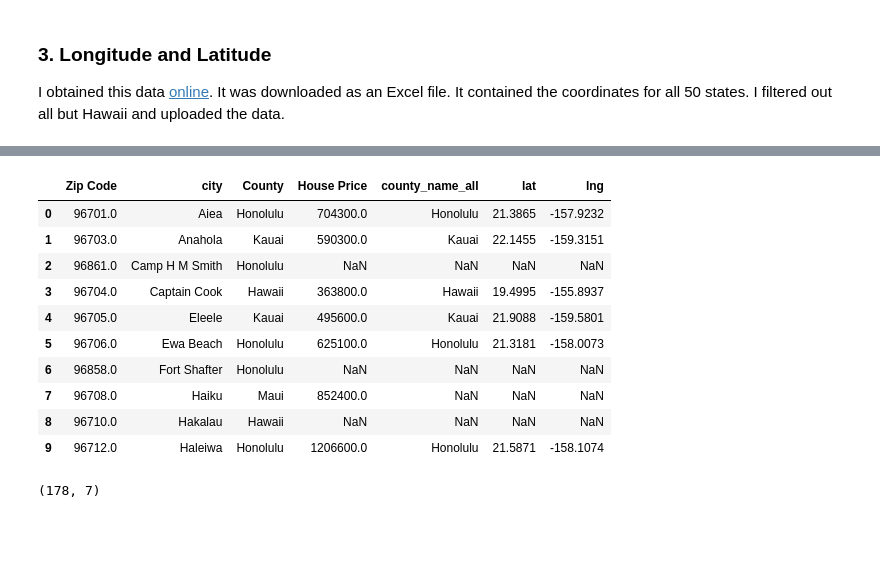
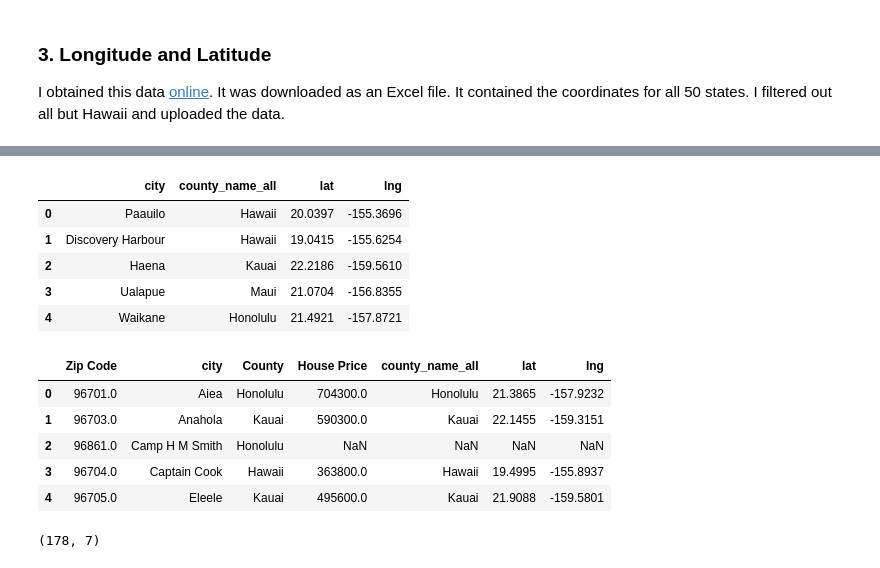
Before and after one commit to Maddienis/Coursera_Capstone, a Jupyter notebook: Hawaii House Prices & Venues.ipynb, the cells around one changed output, grey strips where cells are left out. Drawn from its saved outputs; the diff is of its cells as text; code cells hidden in the pictures; blank space fills up the shorter version.

```diff
--- a/Hawaii House Prices & Venues.ipynb
+++ b/Hawaii House Prices & Venues.ipynb
@@ -151,0 +101,4 @@ In Excel I removed duplicate cities that were missing house price data.
+# %%
+path = 'hawaii_no_dups.csv'
+hawaii_house = pd.read_csv(path)
+hawaii_house.head()
@@ -165,20 +116,26 @@ I obtained this data [online](https://simplemaps.com/data/us-cities). It was dow
+# %%
+path = 'lat long hi new.csv'
+lat_long = pd.read_csv(path)
+lat_long.head()
+# %% [output]
+|  | city | county_name_all | lat | lng |
+| 0 | Paauilo | Hawaii | 20.0397 | -155.3696 |
+| 1 | Discovery Harbour | Hawaii | 19.0415 | -155.6254 |
+| 2 | Haena | Kauai | 22.2186 | -159.5610 |
+| 3 | Ualapue | Maui | 21.0704 | -156.8355 |
+| 4 | Waikane | Honolulu | 21.4921 | -157.8721 |
 # %%
 #Merge the two datasets
 hawaii = pd.merge(hawaii_house, lat_long, on = 'city', how='outer')
 # %%
-hawaii.head(10)
+hawaii.head()
 # %% [output]
 |  | Zip Code | city | County | House Price | county_name_all | lat | lng |
 | 0 | 96701.0 | Aiea | Honolulu | 704300.0 | Honolulu | 21.3865 | -157.9232 |
 | 1 | 96703.0 | Anahola | Kauai | 590300.0 | Kauai | 22.1455 | -159.3151 |
 | 2 | 96861.0 | Camp H M Smith | Honolulu | NaN | NaN | NaN | NaN |
 | 3 | 96704.0 | Captain Cook | Hawaii | 363800.0 | Hawaii | 19.4995 | -155.8937 |
 | 4 | 96705.0 | Eleele | Kauai | 495600.0 | Kauai | 21.9088 | -159.5801 |
-| 5 | 96706.0 | Ewa Beach | Honolulu | 625100.0 | Honolulu | 21.3181 | -158.0073 |
-| 6 | 96858.0 | Fort Shafter | Honolulu | NaN | NaN | NaN | NaN |
-| 7 | 96708.0 | Haiku | Maui | 852400.0 | NaN | NaN | NaN |
-| 8 | 96710.0 | Hakalau | Hawaii | NaN | NaN | NaN | NaN |
-| 9 | 96712.0 | Haleiwa | Honolulu | 1206600.0 | Honolulu | 21.5871 | -158.1074 |
 # %%
 hawaii.shape
 # %% [output]
```
Also changed, not shown: parts of 55 cells of this notebook.
